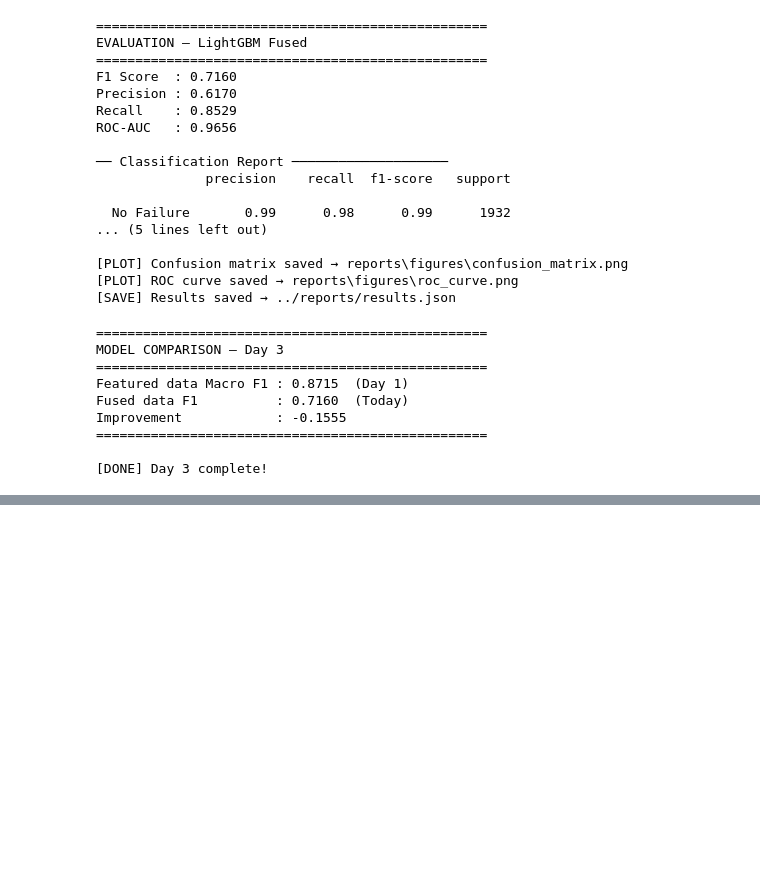
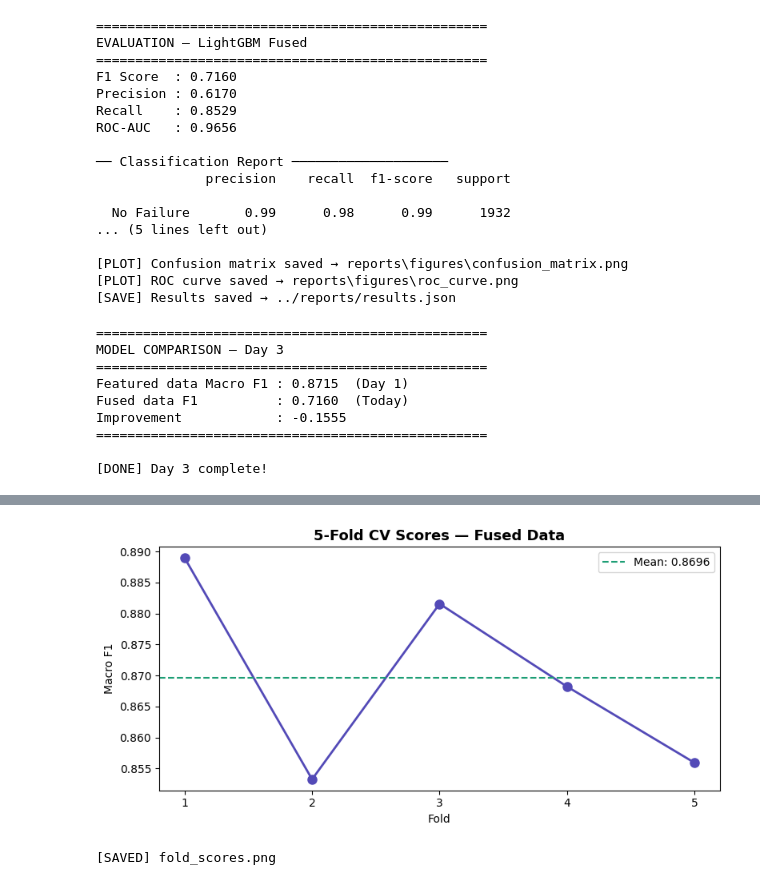
Before and after one commit to Swayam085/predictive-maintenance, a Jupyter notebook: notebooks/03_model.ipynb, the cells around one changed output, grey strips where cells are left out. Saved outputs shown, nothing was run; the diff lists cells and outputs as text; code cells hidden in the pictures; blank space fills up the shorter version.

```diff
--- a/notebooks/03_model.ipynb
+++ b/notebooks/03_model.ipynb
@@ -257,0 +326,22 @@ Improvement            : -0.1555
+# %%
+# Fold Scores Line Chart
+fold_nums = [1, 2, 3, 4, 5]
+
+fig, ax = plt.subplots(figsize=(8, 4))
+ax.plot(fold_nums, fused_cv_result["scores"],
+        marker="o", color="#534AB7", linewidth=2, markersize=8)
+ax.axhline(y=fused_cv_result["mean_f1"],
+           color="#1D9E75", linestyle="--", label=f"Mean: {fused_cv_result['mean_f1']:.4f}")
+
+ax.set_title("5-Fold CV Scores — Fused Data", fontsize=13, fontweight="bold")
+ax.set_xlabel("Fold")
+ax.set_ylabel("Macro F1")
+ax.set_xticks(fold_nums)
+ax.legend()
+plt.tight_layout()
+plt.savefig("../reports/figures/fold_scores.png", dpi=150)
+plt.show()
+print("[SAVED] fold_scores.png")
+# %% [output]
+[figure, added]
+[SAVED] fold_scores.png
```
Also changed, not shown: parts of 4 cells of this notebook, 2 other files.
